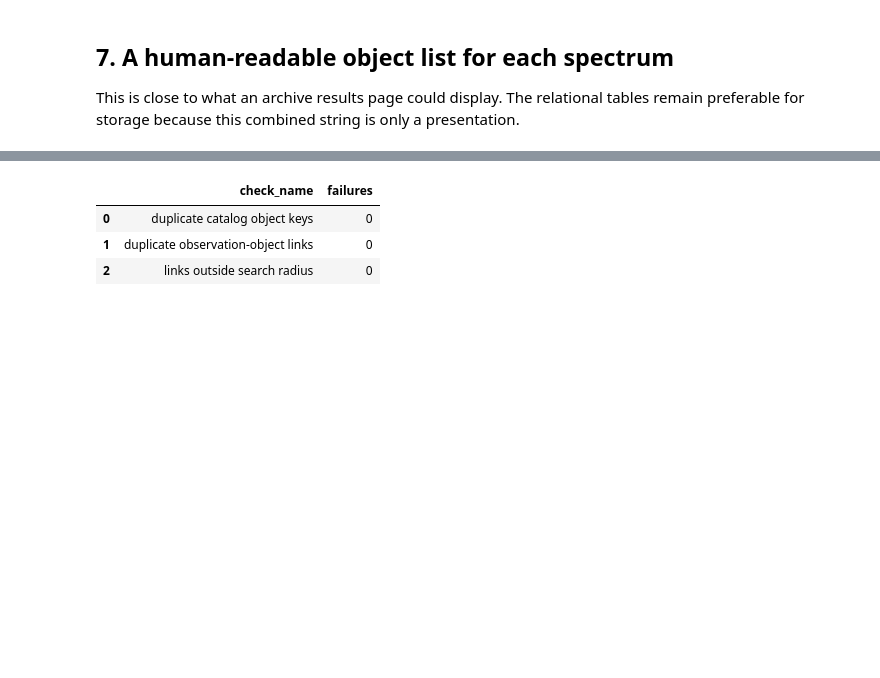
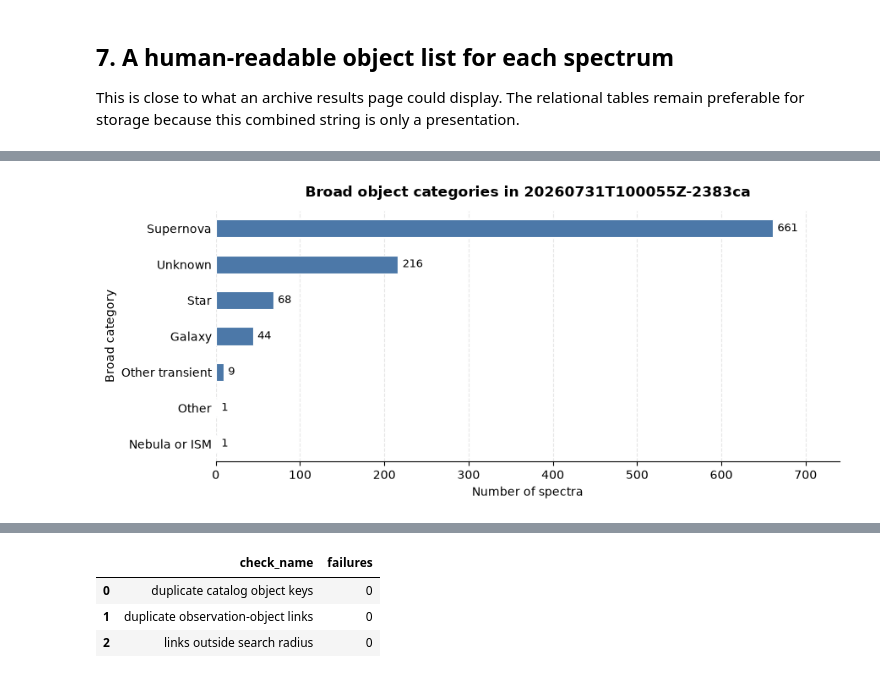
Before and after one commit to ashleythomasbarnes/ESOArchive_objects, a Jupyter notebook: notebooks/interpret_outputs.ipynb, the cells around one changed output, grey strips where cells are left out. Saved outputs shown, nothing was run; the diff lists cells and outputs as text; code cells hidden in the pictures; blank space fills up the shorter version.

Commit message:
include "best object" selection, and updated README

```diff
--- a/notebooks/interpret_outputs.ipynb
+++ b/notebooks/interpret_outputs.ipynb
@@ -347,0 +356,87 @@ display(objects_per_spectrum)
+# %%
+best_table_exists = connection.execute(
+    "SELECT 1 FROM sqlite_master WHERE type = 'table' AND name = 'observation_best_objects'"
+).fetchone()
+
+if best_table_exists:
+    best_objects = pd.read_sql_query(
+        """
+        SELECT bo.eso_dp_id, o.target_name, bo.best_object_name,
+               bo.broad_category, bo.subcategory, bo.classification_detail,
+               bo.confidence, bo.match_method, bo.separation_arcsec,
+               bo.candidate_group_count, bo.supporting_catalogs,
+               bo.raw_catalog_types
+        FROM observation_best_objects AS bo
+        JOIN observations AS o USING (eso_dp_id)
+        WHERE bo.run_id = ?
+        ORDER BY bo.confidence, bo.eso_dp_id
+        """,
+        connection,
+        params=(RUN_ID,),
+    )
+    display(best_objects)
+
+    category_counts = best_objects.groupby(
+        ["broad_category", "subcategory"], dropna=False
+    ).size().rename("spectra").sort_values(ascending=False).to_frame()
+    confidence_counts = best_objects["confidence"].value_counts().rename("spectra").to_frame()
+    display(category_counts)
+    display(confidence_counts)
+
+    plot_data = (
+        best_objects["broad_category"]
+        .fillna("Unknown")
+        .value_counts()
+        .sort_values()
+        .rename_axis("broad_category")
+        .reset_index(name="spectra")
+    )
+    ax = plot_data.plot.barh(
+        x="broad_category",
+        y="spectra",
+        legend=False,
+        figsize=(9, max(4, 0.55 * len(plot_data))),
+        color="#4C78A8",
+        edgecolor="white",
+        linewidth=0.8,
+    )
+    ax.bar_label(ax.containers[0], fmt="{:,.0f}", padding=4, fontsize=9)
+    ax.set_xlim(0, plot_data["spectra"].max() * 1.12)
+    ax.set_xlabel("Number of spectra")
+    ax.set_ylabel("Broad category")
+    ax.set_title(f"Broad object categories in {RUN_ID}", pad=12, weight="bold")
+    ax.xaxis.grid(True, linestyle="--", alpha=0.3)
+    ax.set_axisbelow(True)
+    ax.spines[["top", "right", "left"]].set_visible(False)
+    ax.tick_params(axis="y", length=0)
+    plt.tight_layout()
+    plt.show()
+
+    review_examples = pd.read_sql_query(
+        """
+        SELECT bo.eso_dp_id, o.target_name, bo.best_object_name,
+               bo.confidence, bo.match_method, bo.candidate_group_count,
+               GROUP_CONCAT(
+                   oo.catalog || ':' || COALESCE(co.preferred_name, co.catalog_object_id)
+                   || ' [' || COALESCE(co.primary_type_code, 'UNKNOWN') || ']',
+                   '; '
+               ) AS all_positional_candidates
+        FROM observation_best_objects AS bo
+        JOIN observations AS o USING (eso_dp_id)
+        LEFT JOIN observation_objects AS oo USING (eso_dp_id)
+        LEFT JOIN catalog_objects AS co
+          ON co.catalog = oo.catalog
+         AND co.catalog_object_id = oo.catalog_object_id
+        WHERE bo.run_id = ? AND bo.confidence IN ('low', 'none')
+        GROUP BY bo.eso_dp_id, o.target_name, bo.best_object_name,
+                 bo.confidence, bo.match_method, bo.candidate_group_count
+        ORDER BY bo.candidate_group_count DESC, bo.eso_dp_id
+        LIMIT 20
+        """,
+        connection,
+        params=(RUN_ID,),
+    )
+    display(review_examples)
+else:
+    print("Best-object tables are not present. Run eso-object-types report to migrate and rebuild this run.")
+# %% [output]
@@ -347,0 +481 @@ display(objects_per_spectrum)
+[figure, added]
```
Also changed, not shown: parts of 14 cells of this notebook, 17 other files.
